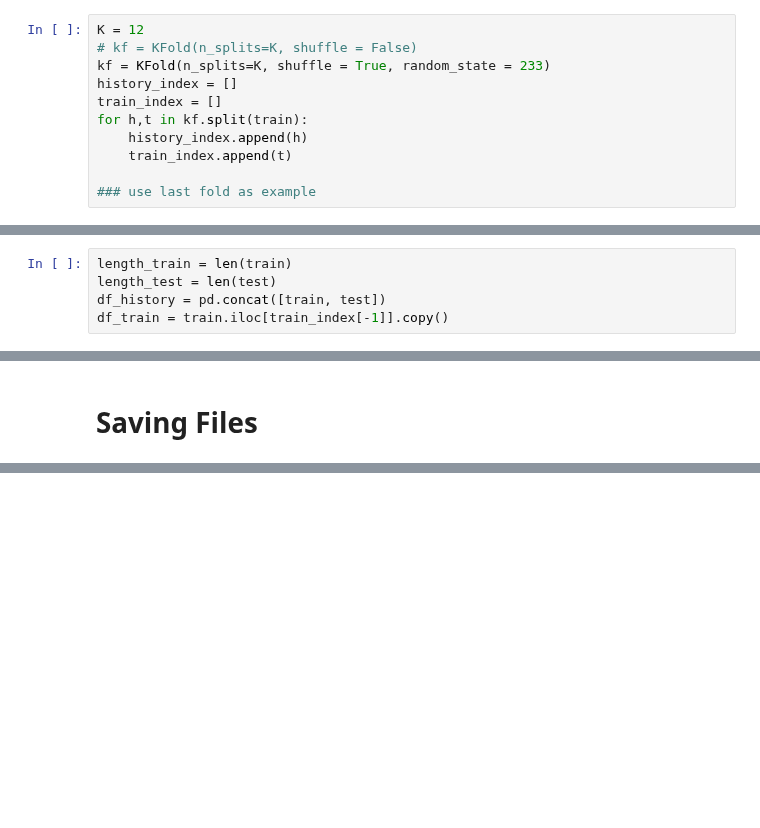
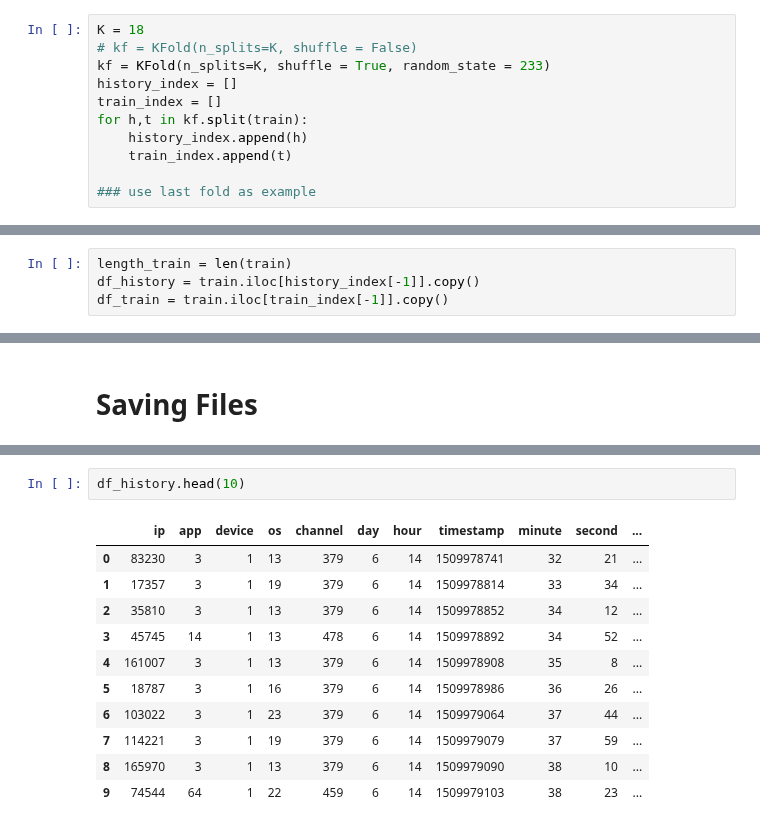
Before and after one commit to wluo-personal/Kaggle, a Jupyter notebook: talkingdata/wl/feature_engineering/feature_countall.ipynb, the cells around one changed output, grey strips where cells are left out. Saved outputs shown, nothing was run; the diff lists cells and outputs as text; blank space fills up the shorter version.

```diff
--- a/talkingdata/wl/feature_engineering/feature_countall.ipynb
+++ b/talkingdata/wl/feature_engineering/feature_countall.ipynb
@@ -10,7 +9,7 @@ test = pd.read_csv(path + 'test_cleaned_final.csv')
 # %% [markdown]
 # Get K Fold
 # %%
-K = 12
+K = 18
 # kf = KFold(n_splits=K, shuffle = False)
 kf = KFold(n_splits=K, shuffle = True, random_state = 233)
 history_index = []
@@ -29,8 +28,7 @@ print(sys.getsizeof(train)/ 1024 **3)
 # use last fold as example
 # %%
 length_train = len(train)
-length_test = len(test)
-df_history = pd.concat([train, test])
+df_history = train.iloc[history_index[-1]].copy()
 df_train = train.iloc[train_index[-1]].copy()
 # %%
 import sys
@@ -425,0 +248,14 @@ testing saving done!
+# %%
+df_history.head(10)
+# %% [output]
+|  | ip | app | device | os | channel | day | hour | timestamp | minute | second | ... |
+| 0 | 83230 | 3 | 1 | 13 | 379 | 6 | 14 | 1509978741 | 32 | 21 | ... |
+| 1 | 17357 | 3 | 1 | 19 | 379 | 6 | 14 | 1509978814 | 33 | 34 | ... |
+| 2 | 35810 | 3 | 1 | 13 | 379 | 6 | 14 | 1509978852 | 34 | 12 | ... |
+| 3 | 45745 | 14 | 1 | 13 | 478 | 6 | 14 | 1509978892 | 34 | 52 | ... |
+| 4 | 161007 | 3 | 1 | 13 | 379 | 6 | 14 | 1509978908 | 35 | 8 | ... |
+| 5 | 18787 | 3 | 1 | 16 | 379 | 6 | 14 | 1509978986 | 36 | 26 | ... |
+| 6 | 103022 | 3 | 1 | 23 | 379 | 6 | 14 | 1509979064 | 37 | 44 | ... |
+| 7 | 114221 | 3 | 1 | 19 | 379 | 6 | 14 | 1509979079 | 37 | 59 | ... |
+| 8 | 165970 | 3 | 1 | 13 | 379 | 6 | 14 | 1509979090 | 38 | 10 | ... |
+| 9 | 74544 | 64 | 1 | 22 | 459 | 6 | 14 | 1509979103 | 38 | 23 | ... |
```
Also changed, not shown: parts of 12 cells of this notebook, 11 other files.
